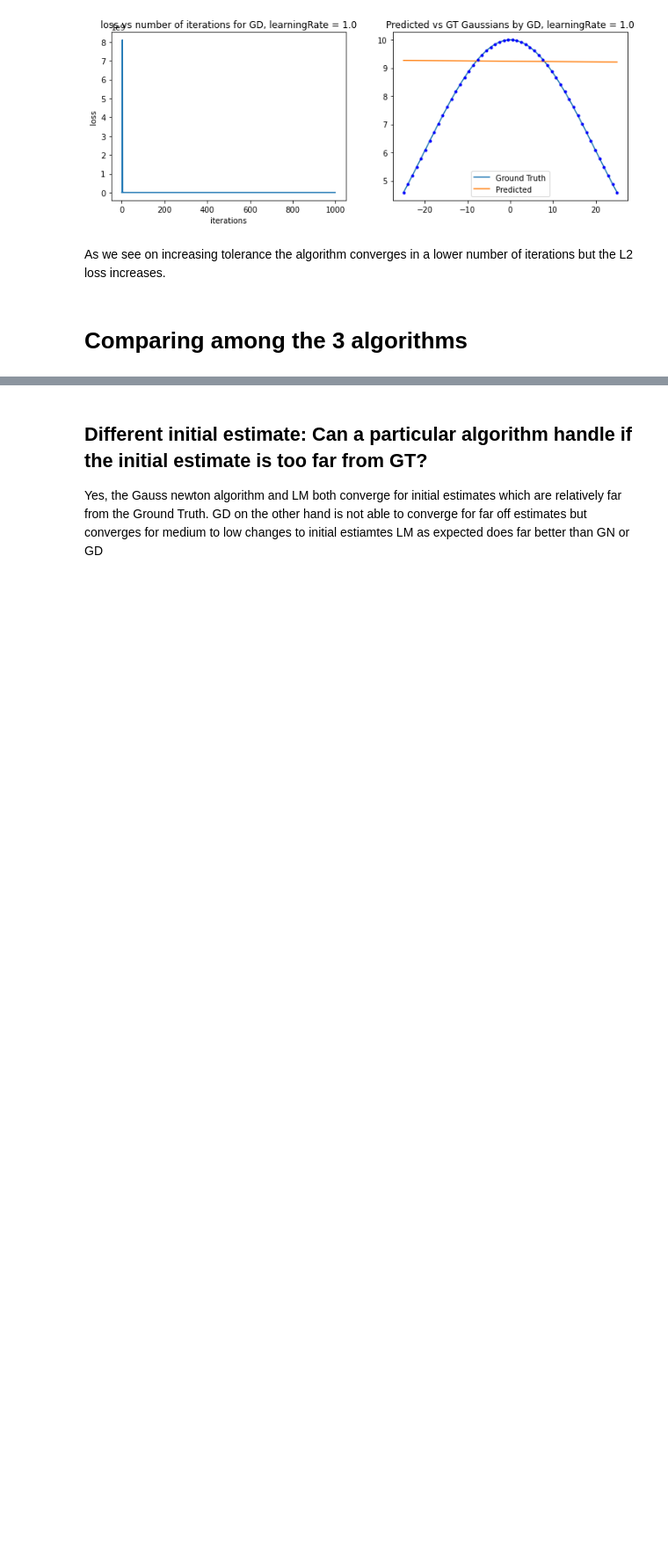
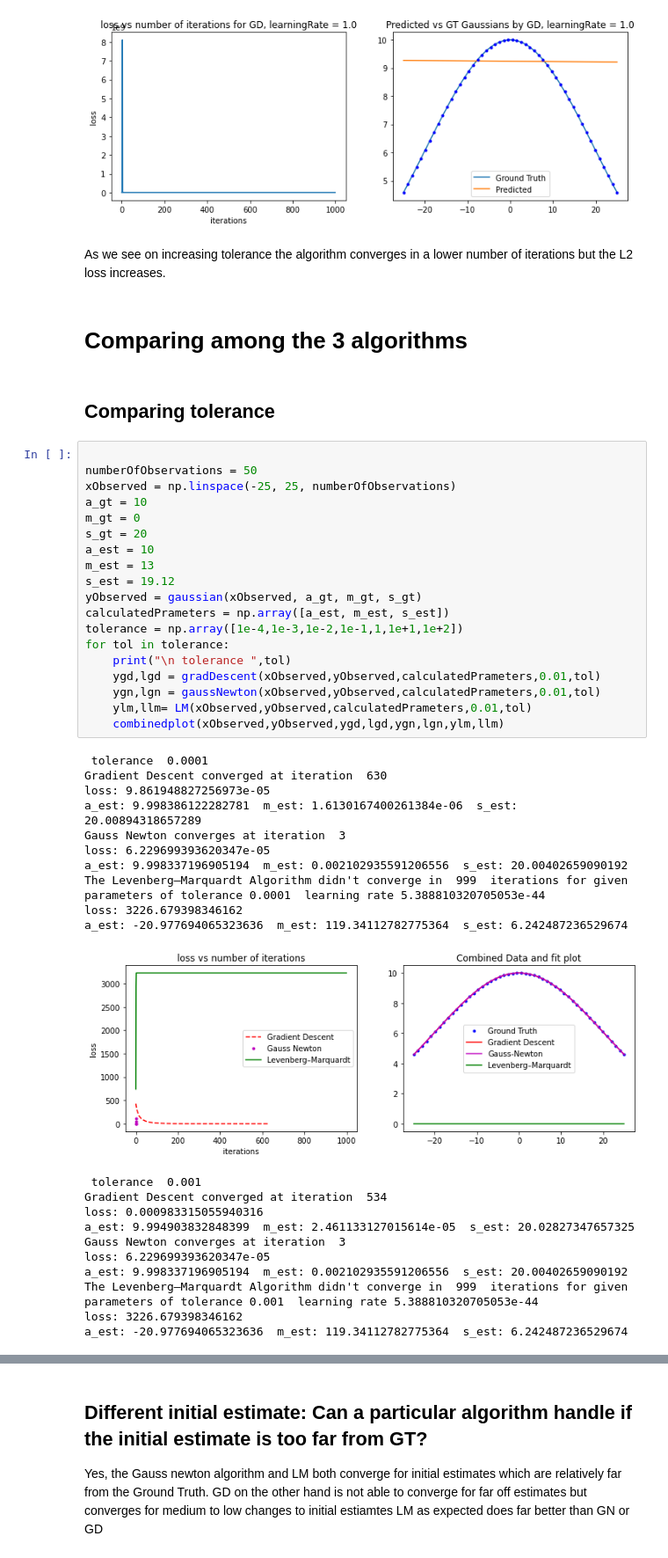
Before and after one commit to avani17101/ICP-and-Non-linear-least-squares-optimization, a Jupyter notebook: 16-spacex-Assignment-3.ipynb, the cells around one changed output, grey strips where cells are left out. Shown at 88% size. Saved outputs shown, nothing was run; the diff lists cells and outputs as text; blank space fills up the shorter version.

```diff
--- a/16-spacex-Assignment-3.ipynb
+++ b/16-spacex-Assignment-3.ipynb
@@ -372,3 +372,46 @@ a_est: 440142.66885355505  m_est: -167867.68666039224  s_est: -36167.47894579422
 As we see on increasing tolerance the algorithm converges in a lower number of iterations but the L2 loss increases.
 # %% [markdown]
 # Comparing among the 3 algorithms
+# %% [markdown]
+## Comparing tolerance
+# %%
+
+numberOfObservations = 50
+xObserved = np.linspace(-25, 25, numberOfObservations)
+a_gt = 10
+m_gt = 0
+s_gt = 20
+a_est = 10
+m_est = 13
+s_est = 19.12
+yObserved = gaussian(xObserved, a_gt, m_gt, s_gt)
+calculatedPrameters = np.array([a_est, m_est, s_est])
+tolerance = np.array([1e-4,1e-3,1e-2,1e-1,1,1e+1,1e+2])
+for tol in tolerance:
+    print("\n tolerance ",tol)
+    ygd,lgd = gradDescent(xObserved,yObserved,calculatedPrameters,0.01,tol)
+    ygn,lgn = gaussNewton(xObserved,yObserved,calculatedPrameters,0.01,tol)
+    ylm,llm= LM(xObserved,yObserved,calculatedPrameters,0.01,tol)
+    combinedplot(xObserved,yObserved,ygd,lgd,ygn,lgn,ylm,llm)
+# %% [output]
+ tolerance  0.0001
+Gradient Descent converged at iteration  630
+loss: 9.861948827256973e-05
+a_est: 9.998386122282781  m_est: 1.6130167400261384e-06  s_est: 20.00894318657289
+Gauss Newton converges at iteration  3
+loss: 6.229699393620347e-05
+a_est: 9.998337196905194  m_est: 0.002102935591206556  s_est: 20.00402659090192
+The Levenberg–Marquardt Algorithm didn't converge in  999  iterations for given parameters of tolerance 0.0001  learning rate 5.388810320705053e-44
+loss: 3226.679398346162
+a_est: -20.977694065323636  m_est: 119.34112782775364  s_est: 6.242487236529674
+[figure, added]
+ tolerance  0.001
+Gradient Descent converged at iteration  534
+loss: 0.000983315055940316
+a_est: 9.994903832848399  m_est: 2.461133127015614e-05  s_est: 20.02827347657325
+Gauss Newton converges at iteration  3
+loss: 6.229699393620347e-05
+a_est: 9.998337196905194  m_est: 0.002102935591206556  s_est: 20.00402659090192
+The Levenberg–Marquardt Algorithm didn't converge in  999  iterations for given parameters of tolerance 0.001  learning rate 5.388810320705053e-44
+loss: 3226.679398346162
+a_est: -20.977694065323636  m_est: 119.34112782775364  s_est: 6.242487236529674
```
Also changed, not shown: parts of 15 cells of this notebook.
